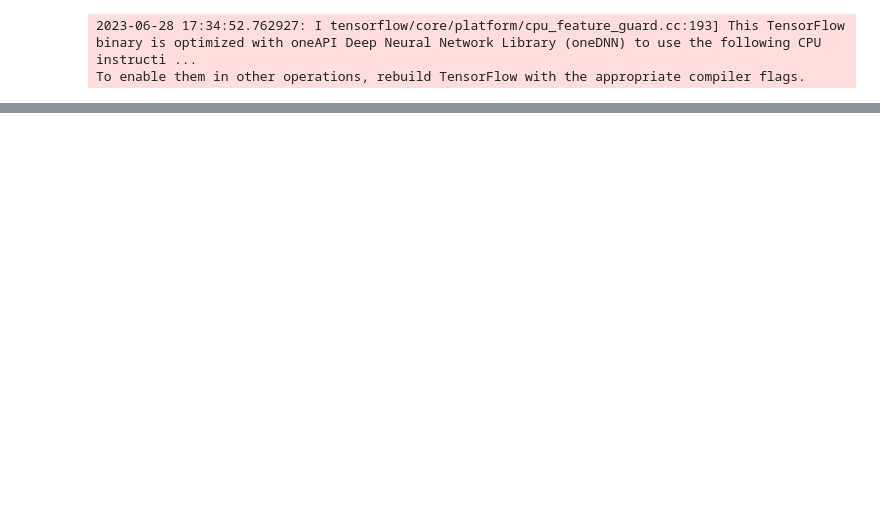
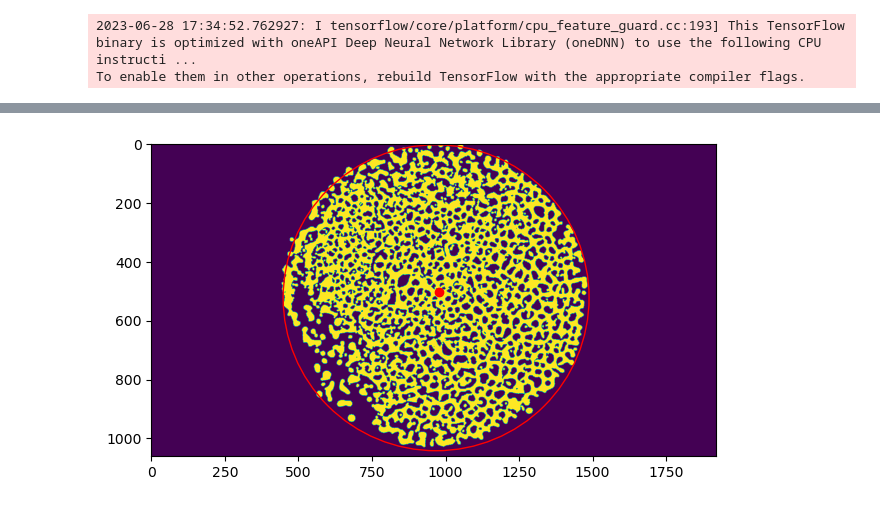
Before and after one commit to molel-gt/ssb, a Jupyter notebook: silicon_xct.ipynb, the cells around one changed output, grey strips where cells are left out. Cells and saved outputs as stored; diff of their text form; code cells hidden in the pictures; blank space fills up the shorter version.

```diff
--- a/silicon_xct.ipynb
+++ b/silicon_xct.ipynb
@@ -47,0 +64,14 @@ plt.tight_layout()
+# %%
+cracks = np.greater_equal(img_edges[:, :, 0], 0.01)
+cracks[:, 1600:] = 0
+coords = np.where(np.greater(cracks, 0))
+ycom, xcom = map(np.average, coords)
+# %%
+fig, ax = plt.subplots()
+ax.imshow(cracks);
+ax.plot([xcom], [ycom], 'o', color='red');
+circle = plt.Circle((xcom - 10, ycom + 20), 520, fill=False, color='r')
+ax.add_patch(circle)
+plt.tight_layout()
+# %% [output]
+[figure, added]
```
Also changed, not shown: parts of 6 cells of this notebook.
